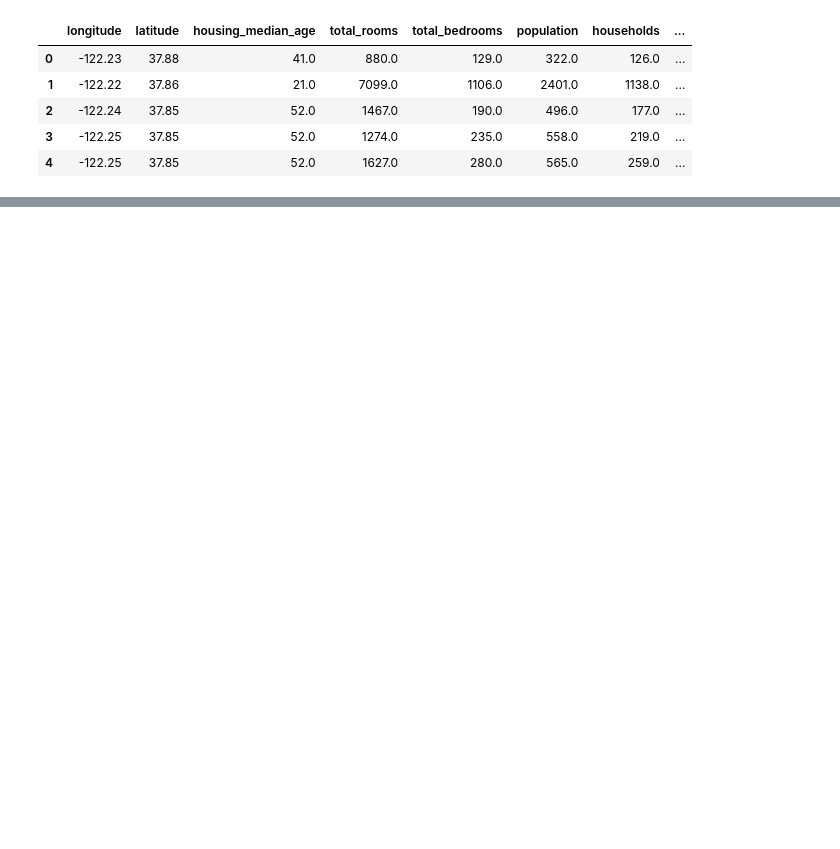
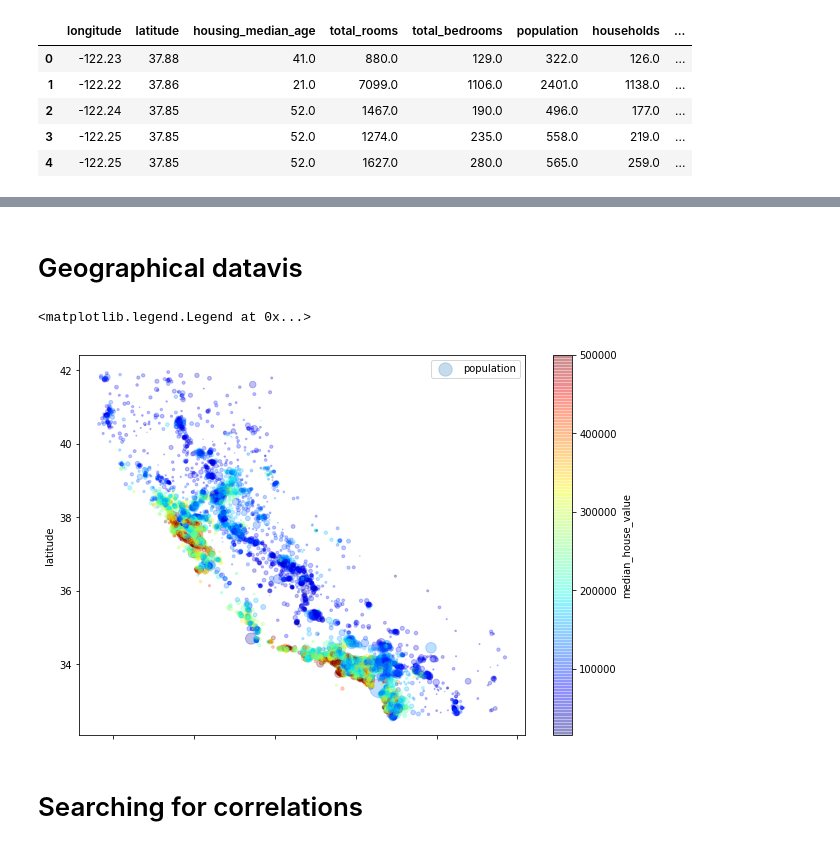
Before and after one commit to mcastrorib/house_pricing, a Jupyter notebook: house_pricing.ipynb, the cells around one changed output, grey strips where cells are left out. Cells and saved outputs as stored; diff of their text form; code cells hidden in the pictures; blank space fills up the shorter version.

```diff
--- a/house_pricing.ipynb
+++ b/house_pricing.ipynb
@@ -30,0 +76,17 @@ df.head()
+# %%
+# Simple split
+from sklearn.model_selection import train_test_split
+
+train_set, test_set = train_test_split(housing, test_size=0.2, random_state=42)
+
+# Stratified split based on "median_income" categorized attribute
+from sklearn.model_selection import StratifiedShuffleSplit
+
+housing["income_cat"] = pd.cut(housing["median_income"],
+                               bins=[0,1.5,3.0,4.5,6.0,np.inf],
+                               labels=[1,2,3,4,5])
+
+split = StratifiedShuffleSplit(n_splits=1, test_size=0.2, random_state=42)
+for train_idx, test_idx in split.split(housing, housing.income_cat):
+    strat_train_set = housing.loc[train_idx]
+    strat_test_set = housing.loc[test_idx]
@@ -30,0 +117,3 @@ df.head()
+# %%
+housing = strat_train_set.copy()
+housing.describe()
@@ -30,0 +130,22 @@ df.head()
+# %% [markdown]
+# Geographical datavis
+# %%
+housing.plot(
+    kind='scatter',
+    x='longitude',
+    y='latitude',
+    alpha=0.25,
+    s=housing['population']/100.0,
+    label='population',
+    figsize=(10,7),
+    c='median_house_value',
+    cmap=plt.get_cmap("jet"),
+    colorbar=True
+)
+
+plt.legend()
+# %% [output]
+<matplotlib.legend.Legend at 0x...>
+[figure, added]
+# %% [markdown]
+# Searching for correlations
```
Also changed, not shown: parts of 32 cells of this notebook, 1 other file.
